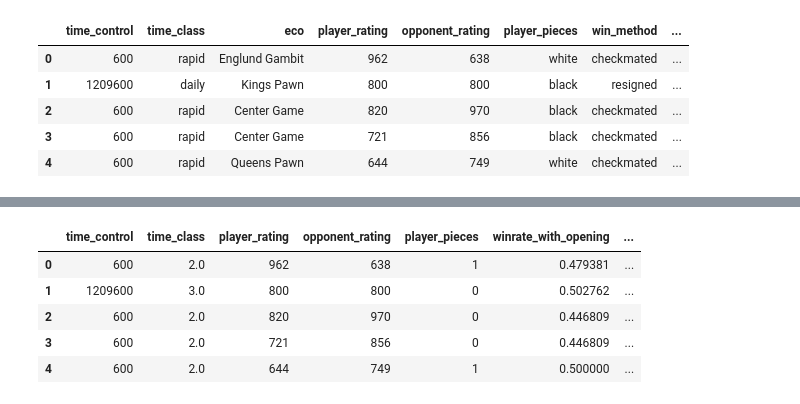
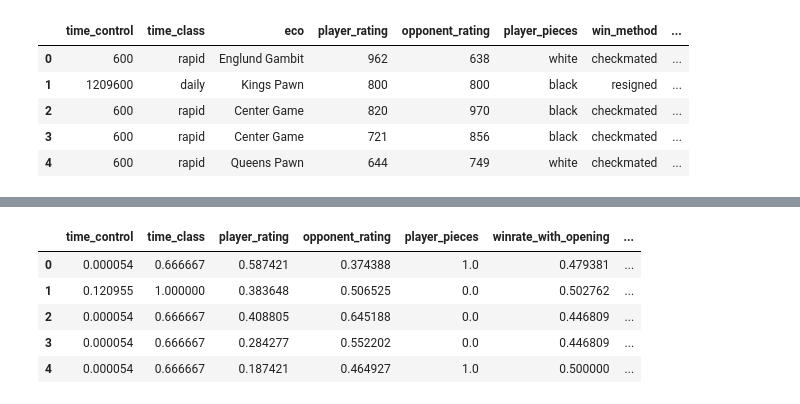
Before and after one commit to Mr-Barros/ENG4040, a Jupyter notebook: src/experimentacao/arvores_classificacao.ipynb, the cells around one changed output, grey strips where cells are left out. Drawn from its saved outputs; the diff is of its cells as text; code cells hidden in the pictures.

```diff
--- a/src/experimentacao/arvores_classificacao.ipynb
+++ b/src/experimentacao/arvores_classificacao.ipynb
@@ -76,7 +76,7 @@ def clean_base(data: pd.DataFrame):
         'start_time',
         'move_list',
         'move_evals',
-        'material_count',
+        'material_count'
         ], axis=1)
 
     df.dropna(inplace=True)
@@ -151,45 +151,51 @@ def preprocessing(data: pd.DataFrame, remove_columns: list[str] = []) -> pd.Data
 
     df.drop(columns=remove_columns, inplace=True)
 
-    if not hasattr(oe_time_class, 'categories_'):
-        df['time_class'] = oe_time_class.fit_transform(df[['time_class']])
+    if 'time_class' in df.columns:
+        if not hasattr(oe_time_class, 'categories_'):
+            df['time_class'] = oe_time_class.fit_transform(df[['time_class']])
+        else:
+            df['time_class'] = oe_time_class.transform(df[['time_class']])
+
+    if 'eco' in df.columns:
+        if not hasattr(ohe_eco, 'categories_'):
+            eco_encoded = ohe_eco.fit_transform(df[['eco']])
+        else:
+            eco_encoded = ohe_eco.transform(df[['eco']])
+
+        df = pd.concat([df, eco_encoded], axis=1)
+        df.drop(columns=['eco'], axis = 1, inplace = True)
+
+    if 'player_pieces' in df.columns:
+        if not hasattr(le_player_pieces, 'classes_'):
+            df['player_pieces'] = le_player_pieces.fit_transform(df['player_pieces'])
+        else:
+            df['player_pieces'] = le_player_pieces.transform(df['player_pieces'])
+
+    if 'win_method' in df.columns:
+        if not hasattr(ohe_win_method, 'categories_'):
+            win_method_encoded = ohe_win_method.fit_transform(df[['win_method']])
+        else:
+            win_method_encoded = ohe_win_method.transform(df[['win_method']])
+
+        df = pd.concat([df, win_method_encoded], axis=1)
+        df.drop(columns=['win_method'], axis = 1, inplace = True)
+
+    if 'result' in df.columns:
+        if not hasattr(oe_result, 'categories_'):
+            df['result'] = oe_result.fit_transform(df[['result']])
+        else:
+            df['result'] = oe_result.transform(df[['result']])
+
+    if not hasattr(scaler, 'scale_'):
+        df[df.columns] = scaler.fit_transform(df[df.columns])
     else:
-        df['time_class'] = oe_time_class.transform(df[['time_class']])
-
-    if not hasattr(ohe_eco, 'categories_'):
-        eco_encoded = ohe_eco.fit_transform(df[['eco']])
-    else:
-        eco_encoded = ohe_eco.transform(df[['eco']])
-
-    df = pd.concat([df, eco_encoded], axis=1)
-    df.drop(columns=['eco'], axis = 1, inplace = True)
-
-    if not hasattr(le_player_pieces, 'classes_'):
-        df['player_pieces'] = le_player_pieces.fit_transform(df['player_pieces'])
-    else:
-        df['player_pieces'] = le_player_pieces.transform(df['player_pieces'])
-
-    if not hasattr(ohe_win_method, 'categories_'):
-        win_method_encoded = ohe_win_method.fit_transform(df[['win_method']])
-    else:
-        win_method_encoded = ohe_win_method.transform(df[['win_method']])
-
-    df = pd.concat([df, win_method_encoded], axis=1)
-    df.drop(columns=['win_method'], axis = 1, inplace = True)
-
-    if not hasattr(oe_result, 'categories_'):
-        df['result'] = oe_result.fit_transform(df[['result']])
-    else:
-        df['result'] = oe_result.transform(df[['result']])
-
-    # if not hasattr(scaler, 'scale_'):
-    #     df[df.columns] = scaler.fit_transform(df[df.columns])
-    # else:
-    #     df[df.columns] = scaler.transform(df[df.columns])
+        df[df.columns] = scaler.transform(df[df.columns])
 
     return df
 
-df = preprocessing(df)
+test = preprocessing(df)
 
-df.head()
+print(test.shape)
+test.head()
 # %% [output]
@@ -196,6 +203,6 @@ df.head()
 |  | time_control | time_class | player_rating | opponent_rating | player_pieces | winrate_with_opening | ... |
-| 0 | 600 | 2.0 | 962 | 638 | 1 | 0.479381 | ... |
-| 1 | 1209600 | 3.0 | 800 | 800 | 0 | 0.502762 | ... |
-| 2 | 600 | 2.0 | 820 | 970 | 0 | 0.446809 | ... |
-| 3 | 600 | 2.0 | 721 | 856 | 0 | 0.446809 | ... |
-| 4 | 600 | 2.0 | 644 | 749 | 1 | 0.500000 | ... |
+| 0 | 0.000054 | 0.666667 | 0.587421 | 0.374388 | 1.0 | 0.479381 | ... |
+| 1 | 0.120955 | 1.000000 | 0.383648 | 0.506525 | 0.0 | 0.502762 | ... |
+| 2 | 0.000054 | 0.666667 | 0.408805 | 0.645188 | 0.0 | 0.446809 | ... |
+| 3 | 0.000054 | 0.666667 | 0.284277 | 0.552202 | 0.0 | 0.446809 | ... |
+| 4 | 0.000054 | 0.666667 | 0.187421 | 0.464927 | 1.0 | 0.500000 | ... |
```
Also changed, not shown: parts of 6 cells of this notebook, 1 other file.
